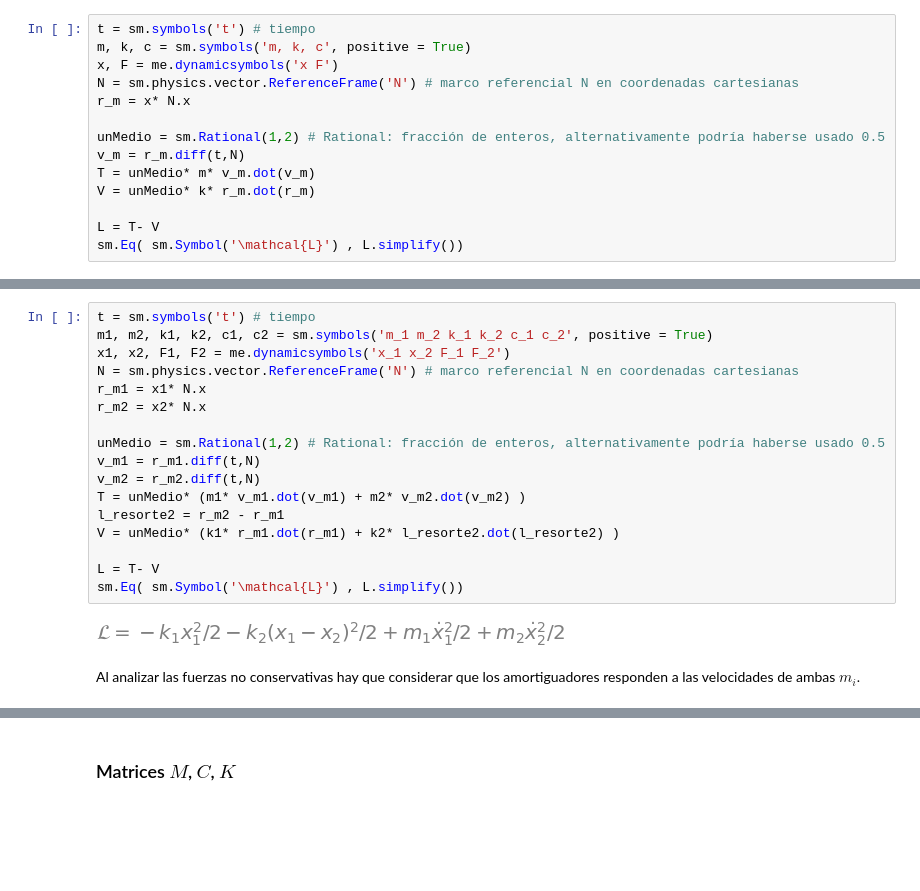
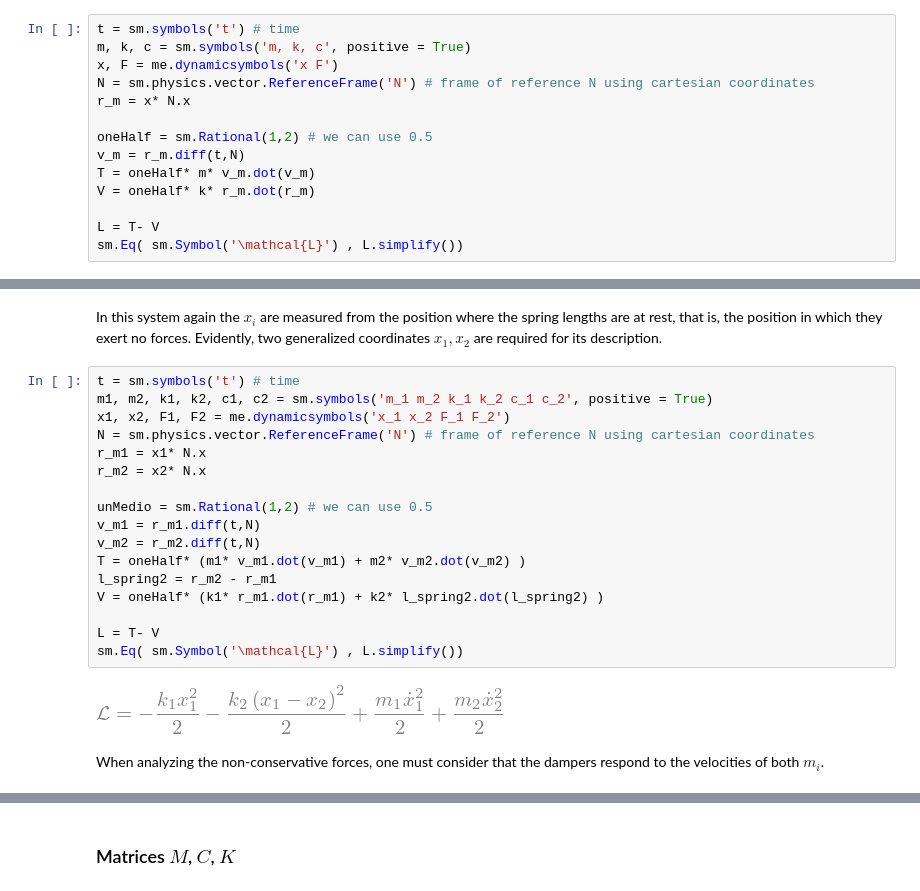
Before and after one commit to unlam/ComputationalAnalyticalMechanics, a Jupyter notebook: 12OscillationsMDOF/oscillationsMDOF.ipynb, the cells around one changed output, grey strips where cells are left out. Drawn from its saved outputs; the diff is of its cells as text; blank space fills up the shorter version.

```diff
--- a/12OscillationsMDOF/oscillationsMDOF.ipynb
+++ b/12OscillationsMDOF/oscillationsMDOF.ipynb
@@ -26,14 +25,14 @@ me.init_vprinting() # notación con puntos para derivadas temporales
 # %%
-t = sm.symbols('t') # tiempo
+t = sm.symbols('t') # time
 m, k, c = sm.symbols('m, k, c', positive = True)
 x, F = me.dynamicsymbols('x F')
-N = sm.physics.vector.ReferenceFrame('N') # marco referencial N en coordenadas cartesianas
+N = sm.physics.vector.ReferenceFrame('N') # frame of reference N using cartesian coordinates
 r_m = x* N.x
 
-unMedio = sm.Rational(1,2) # Rational: fracción de enteros, alternativamente podría haberse usado 0.5
+oneHalf = sm.Rational(1,2) # we can use 0.5
 v_m = r_m.diff(t,N)
-T = unMedio* m* v_m.dot(v_m)
-V = unMedio* k* r_m.dot(r_m)
+T = oneHalf* m* v_m.dot(v_m)
+V = oneHalf* k* r_m.dot(r_m)
 
 L = T- V
 sm.Eq( sm.Symbol('\mathcal{L}') , L.simplify())
@@ -89,24 +82,27 @@ Evidentemente se requiere de dos coordenas generalizadas $x_1, x_2$ para su desc
+# %% [markdown]
+In this system again the $x_i$ are measured from the position where the spring lengths are at rest, that is, the position in which they exert no forces.
+Evidently, two generalized coordinates $x_1, x_2$ are required for its description.
 # %%
-t = sm.symbols('t') # tiempo
+t = sm.symbols('t') # time
 m1, m2, k1, k2, c1, c2 = sm.symbols('m_1 m_2 k_1 k_2 c_1 c_2', positive = True)
 x1, x2, F1, F2 = me.dynamicsymbols('x_1 x_2 F_1 F_2')
-N = sm.physics.vector.ReferenceFrame('N') # marco referencial N en coordenadas cartesianas
+N = sm.physics.vector.ReferenceFrame('N') # frame of reference N using cartesian coordinates
 r_m1 = x1* N.x
 r_m2 = x2* N.x
 
-unMedio = sm.Rational(1,2) # Rational: fracción de enteros, alternativamente podría haberse usado 0.5
+unMedio = sm.Rational(1,2) # we can use 0.5
 v_m1 = r_m1.diff(t,N)
 v_m2 = r_m2.diff(t,N)
-T = unMedio* (m1* v_m1.dot(v_m1) + m2* v_m2.dot(v_m2) )
-l_resorte2 = r_m2 - r_m1
-V = unMedio* (k1* r_m1.dot(r_m1) + k2* l_resorte2.dot(l_resorte2) )
+T = oneHalf* (m1* v_m1.dot(v_m1) + m2* v_m2.dot(v_m2) )
+l_spring2 = r_m2 - r_m1
+V = oneHalf* (k1* r_m1.dot(r_m1) + k2* l_spring2.dot(l_spring2) )
 
 L = T- V
 sm.Eq( sm.Symbol('\mathcal{L}') , L.simplify())
 # %% [output]
-[figure, old version]
+[figure, new version]
-# %% [markdown]
-Al analizar las fuerzas no conservativas hay que considerar que los amortiguadores responden a las velocidades de ambas $m_i$.
+# %% [markdown]
+When analyzing the non-conservative forces, one must consider that the dampers respond to the velocities of both $m_i$.
 # %%
 f1 = F1* N.x - c1* r_m1.diff(t,N) - c2* (r_m1.diff(t,N)- r_m2.diff(t,N) )
 f2 = F2* N.x - c2* (r_m2.diff(t,N) - r_m1.diff(t,N) )
```
Also changed, not shown: parts of 41 cells of this notebook, 3 other files.
